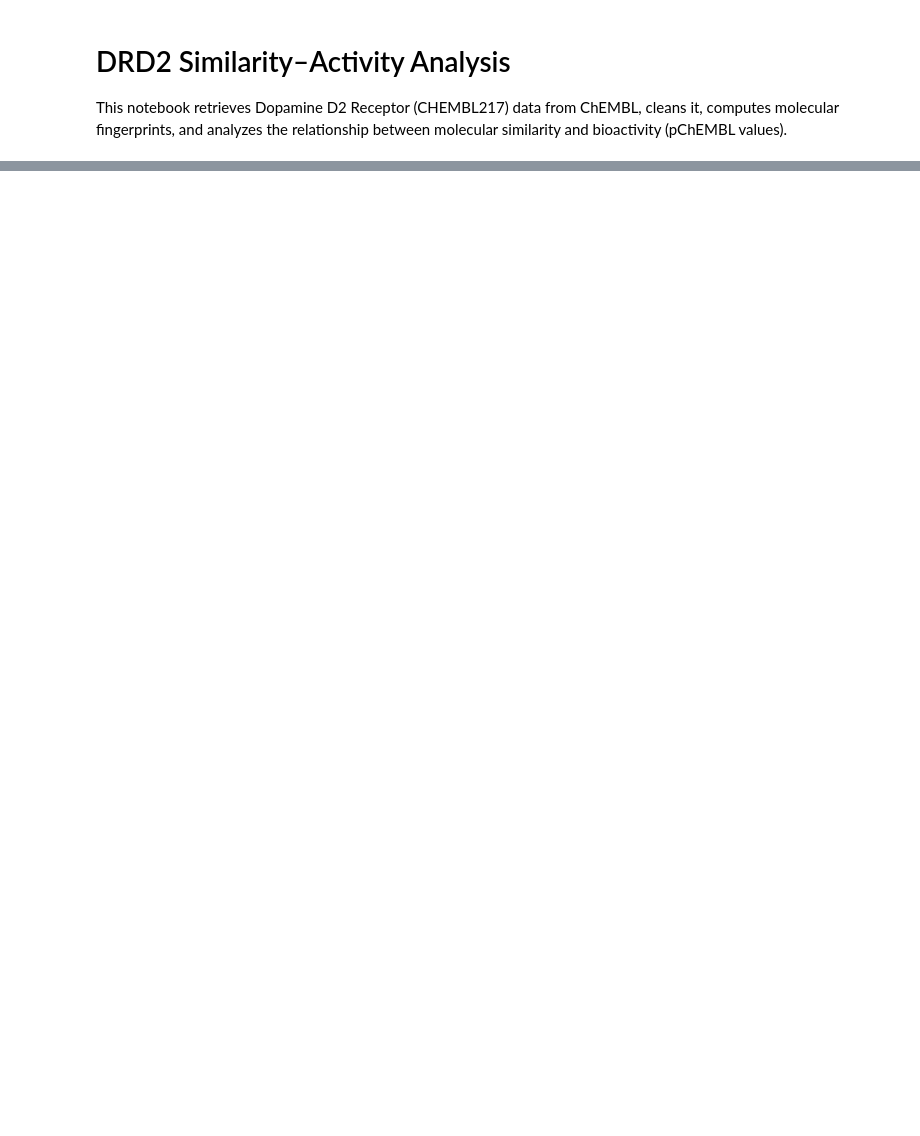
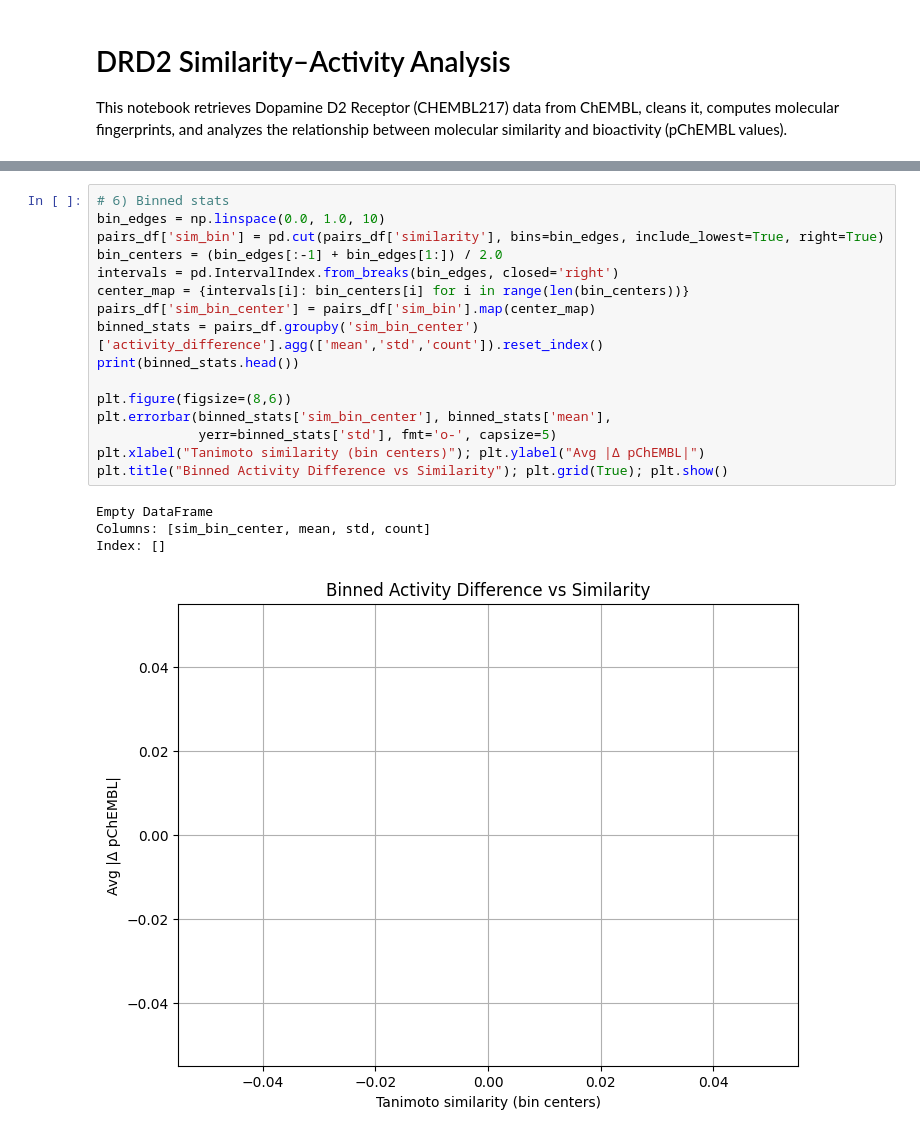
Before and after one commit to apoorvapu/data_science, a Jupyter notebook: DRD2_similarity_activity_analysis.ipynb, the cells around one changed output, grey strips where cells are left out. Saved outputs shown, nothing was run; the diff lists cells and outputs as text; blank space fills up the shorter version.

```diff
--- a/DRD2_similarity_activity_analysis.ipynb
+++ b/DRD2_similarity_activity_analysis.ipynb
@@ -144,0 +242,21 @@ print("Saved output CSV files.")
+# %%
+# 6) Binned stats
+bin_edges = np.linspace(0.0, 1.0, 10)
+pairs_df['sim_bin'] = pd.cut(pairs_df['similarity'], bins=bin_edges, include_lowest=True, right=True)
+bin_centers = (bin_edges[:-1] + bin_edges[1:]) / 2.0
+intervals = pd.IntervalIndex.from_breaks(bin_edges, closed='right')
+center_map = {intervals[i]: bin_centers[i] for i in range(len(bin_centers))}
+pairs_df['sim_bin_center'] = pairs_df['sim_bin'].map(center_map)
+binned_stats = pairs_df.groupby('sim_bin_center')['activity_difference'].agg(['mean','std','count']).reset_index()
+print(binned_stats.head())
+
+plt.figure(figsize=(8,6))
+plt.errorbar(binned_stats['sim_bin_center'], binned_stats['mean'],
+             yerr=binned_stats['std'], fmt='o-', capsize=5)
+plt.xlabel("Tanimoto similarity (bin centers)"); plt.ylabel("Avg |Δ pChEMBL|")
+plt.title("Binned Activity Difference vs Similarity"); plt.grid(True); plt.show()
+# %% [output]
+Empty DataFrame
+Columns: [sim_bin_center, mean, std, count]
+Index: []
+[figure, added]
```
Also changed, not shown: parts of 19 cells of this notebook.
